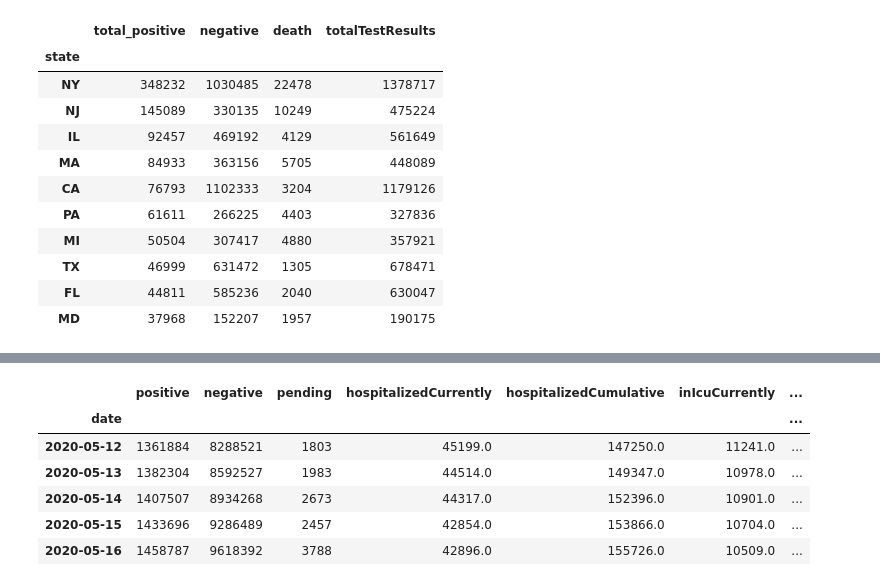
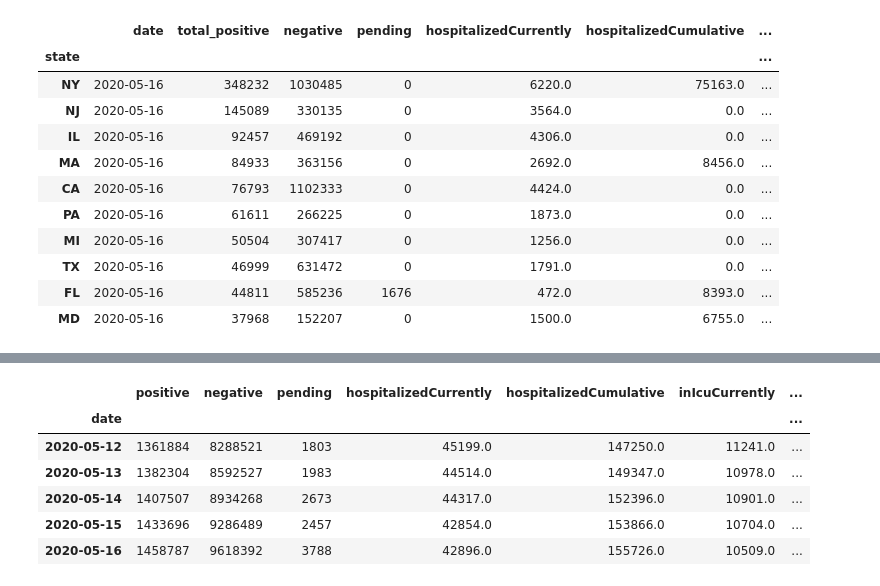
Before and after one commit to DMXMax/covid19, a Jupyter notebook: coviddata.ipynb, the cells around one changed output, grey strips where cells are left out. Drawn from its saved outputs; the diff is of its cells as text; code cells hidden in the pictures.

```diff
--- a/coviddata.ipynb
+++ b/coviddata.ipynb
@@ -36,21 +50,20 @@ dfWHO.index.names=['date']
 # %%
-dfctd_state_curr = dfCovidtracking.loc[dfCovidtracking.date==dfCovidtracking.date.max(),\
-  ['state', 'positive', 'negative', 'death','totalTestResults']] \
+dfctd_state_curr = dfCovidtracking.loc[dfCovidtracking.date==dfCovidtracking.date.max()] \
   .rename(columns={'positive':'total_positive'}) \
   .set_index('state')
 
 dfctd_state_curr.sort_values(by='total_positive', ascending=False).head(10)
 # %% [output]
-|  | total_positive | negative | death | totalTestResults |
-| state |  |  |  |  |
-| NY | 348232 | 1030485 | 22478 | 1378717 |
-| NJ | 145089 | 330135 | 10249 | 475224 |
-| IL | 92457 | 469192 | 4129 | 561649 |
-| MA | 84933 | 363156 | 5705 | 448089 |
-| CA | 76793 | 1102333 | 3204 | 1179126 |
-| PA | 61611 | 266225 | 4403 | 327836 |
-| MI | 50504 | 307417 | 4880 | 357921 |
-| TX | 46999 | 631472 | 1305 | 678471 |
-| FL | 44811 | 585236 | 2040 | 630047 |
-| MD | 37968 | 152207 | 1957 | 190175 |
+|  | date | total_positive | negative | pending | hospitalizedCurrently | hospitalizedCumulative | ... |
+| state |  |  |  |  |  |  | ... |
+| NY | 2020-05-16 | 348232 | 1030485 | 0 | 6220.0 | 75163.0 | ... |
+| NJ | 2020-05-16 | 145089 | 330135 | 0 | 3564.0 | 0.0 | ... |
+| IL | 2020-05-16 | 92457 | 469192 | 0 | 4306.0 | 0.0 | ... |
+| MA | 2020-05-16 | 84933 | 363156 | 0 | 2692.0 | 8456.0 | ... |
+| CA | 2020-05-16 | 76793 | 1102333 | 0 | 4424.0 | 0.0 | ... |
+| PA | 2020-05-16 | 61611 | 266225 | 0 | 1873.0 | 0.0 | ... |
+| MI | 2020-05-16 | 50504 | 307417 | 0 | 1256.0 | 0.0 | ... |
+| TX | 2020-05-16 | 46999 | 631472 | 0 | 1791.0 | 0.0 | ... |
+| FL | 2020-05-16 | 44811 | 585236 | 1676 | 472.0 | 8393.0 | ... |
+| MD | 2020-05-16 | 37968 | 152207 | 0 | 1500.0 | 6755.0 | ... |
 # %%
```
Also changed, not shown: parts of 23 cells of this notebook.
